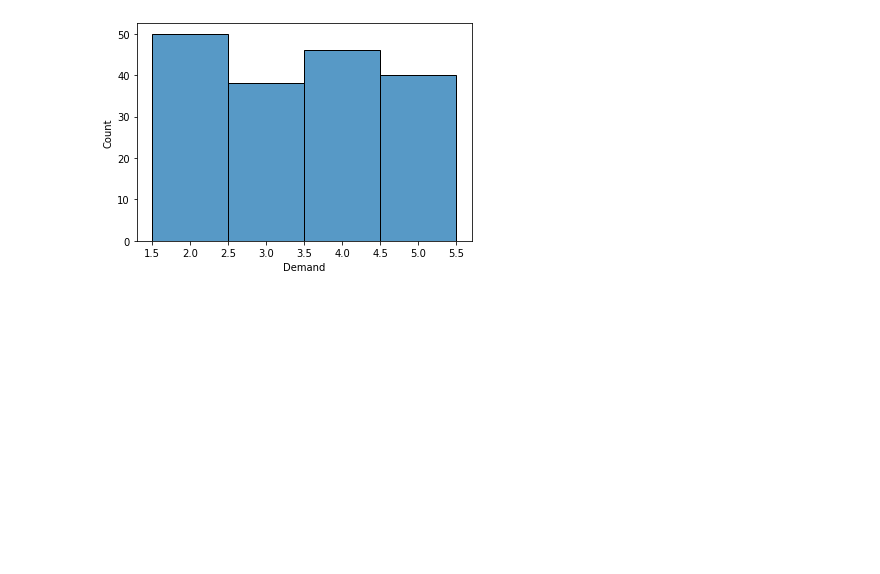
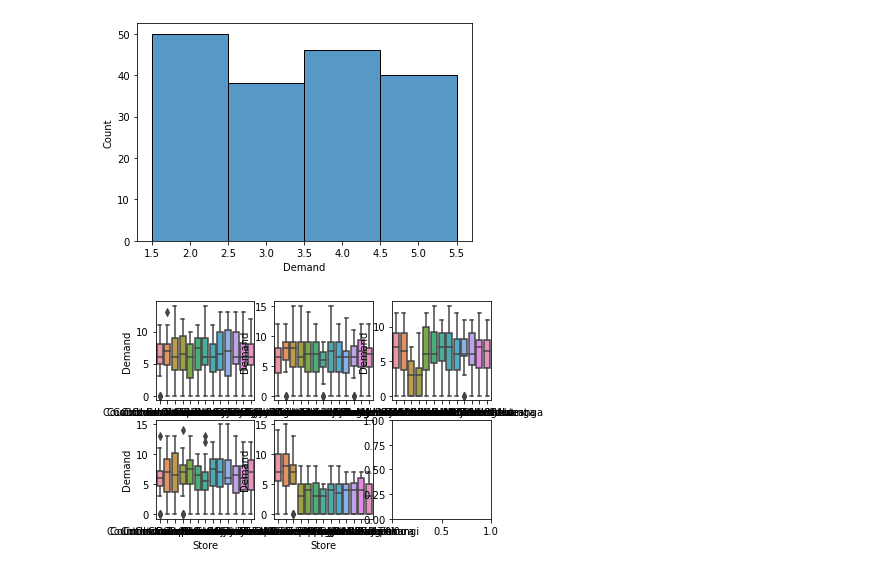
Before and after one commit to xwil560/OR-Project, a Jupyter notebook: Data_Analysis.ipynb, the cells around one changed output. Saved outputs shown, nothing was run; the diff lists cells and outputs as text; code cells hidden in the pictures; blank space fills up the shorter version.

```diff
--- a/Data_Analysis.ipynb
+++ b/Data_Analysis.ipynb
@@ -16,3 +17,9 @@ demand_long['Weekday'] = demand_long.Date.dt.dayofweek # add a day of the week c
 
 # day class is Weekend if the day is in the weekend, weekday otherwise
 demand_long = demand_long.assign(DayClass=["Weekend" if day in (5,6) else "Weekday" for day in demand_long.Weekday])
+
+demandid = demand.copy()
+
+demandid['id'] = np.floor(np.arange(0,65)/13)
+
+demand_long = demand_long.merge(demandid[["Store", "id"]], on="Store")
@@ -59,3 +60,10 @@ sns.histplot(big_wkend_df.Demand, bins=np.arange(1.5,6.5))
 3.8962264150943398
 <AxesSubplot:xlabel='Demand', ylabel='Count'>
 [figure]
+# %%
+f, ax = plt.subplots(2,3)
+axs = ax.ravel()
+for i in range(5):
+    sns.boxplot(data = demand_long[demand_long.id==i], x="Store", y="Demand", ax=axs[i])
+# %% [output]
+[figure, added]
```
Also changed, not shown: parts of 5 cells of this notebook, 1 other file.
